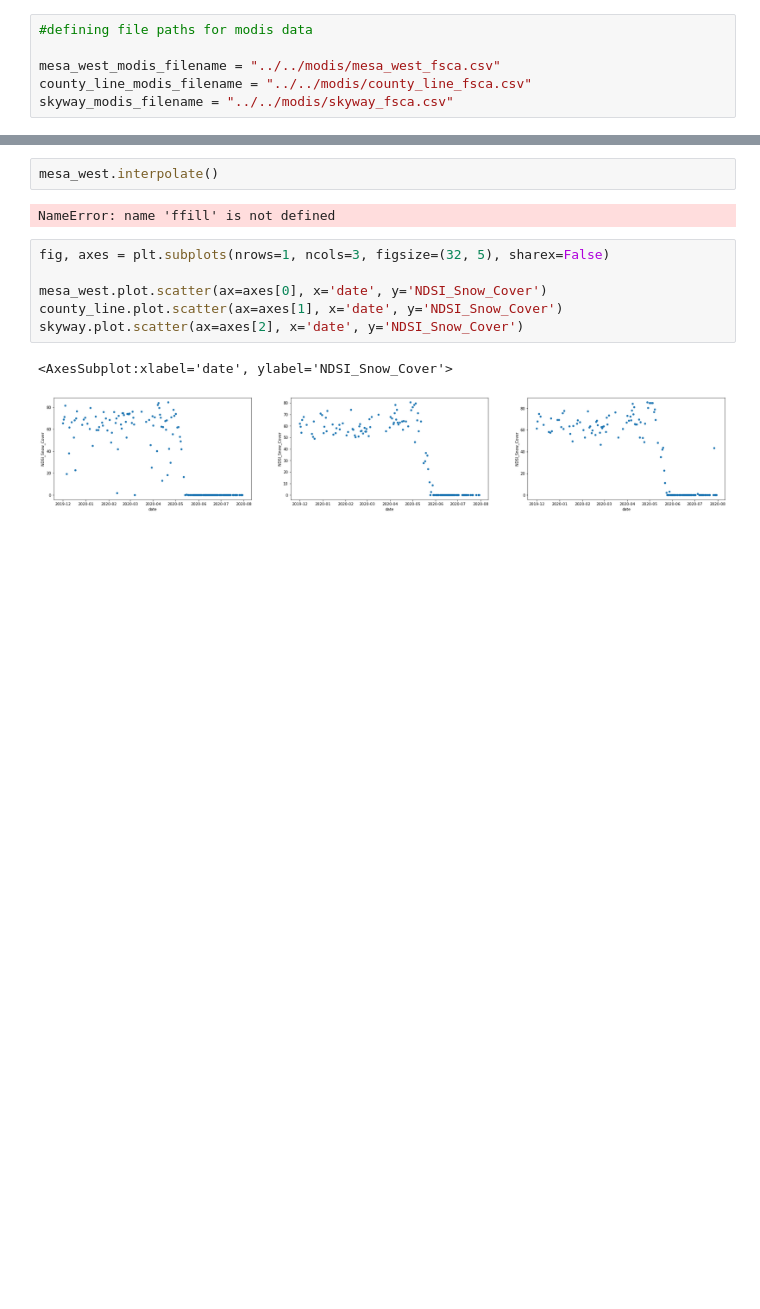
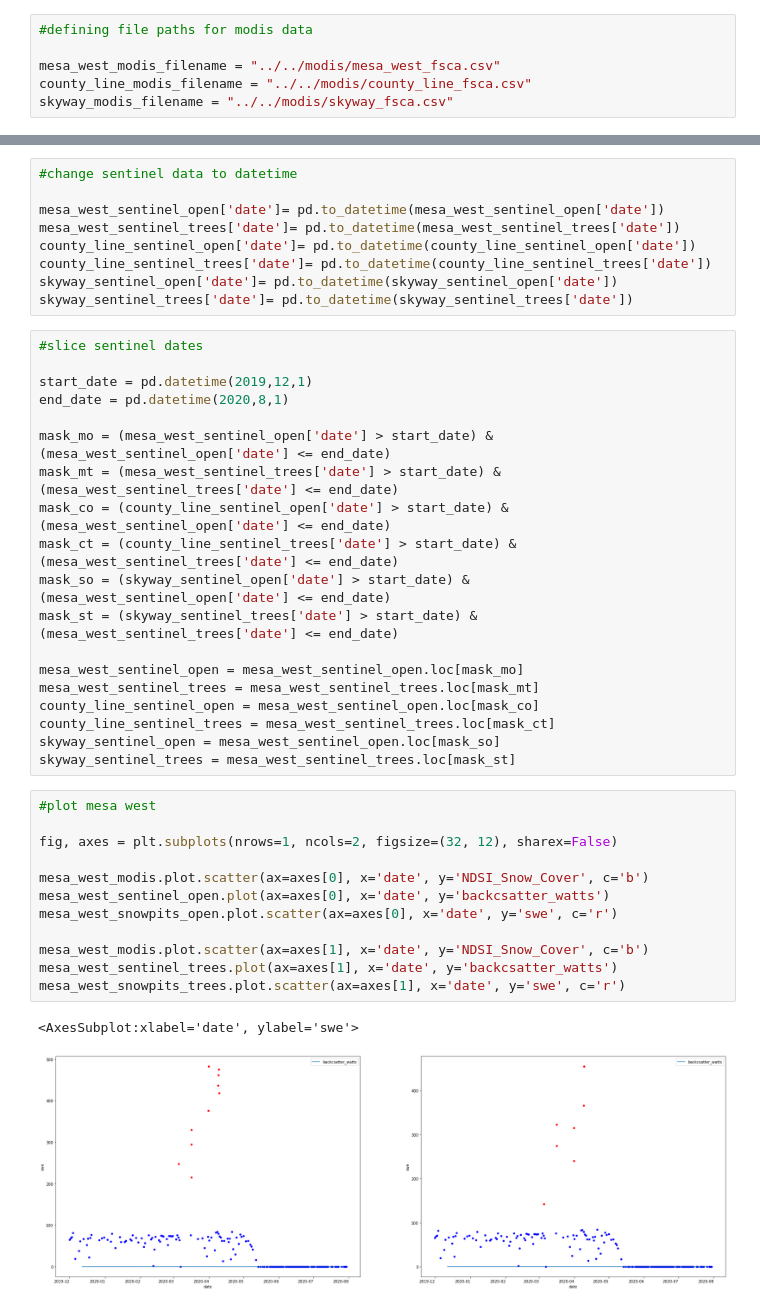
Before and after one commit to snowex-hackweek/snowmelt-timing, a Jupyter notebook: contributors/lila/lila_modis_notebook.ipynb, the cells around one changed output, grey strips where cells are left out. Cells and saved outputs as stored; diff of their text form; blank space fills up the shorter version.

Commit message:
MEGA PLOTS

```diff
--- a/contributors/lila/lila_modis_notebook.ipynb
+++ b/contributors/lila/lila_modis_notebook.ipynb
@@ -43,13 +142,43 @@ skyway['date'] = pd.to_datetime(mesa_west['date'])#, format= '%Y-%m-%d')
-# %%
-mesa_west.interpolate()
-# %% [output]
-NameError: name 'ffill' is not defined
+# %%
+#change sentinel data to datetime
+
+mesa_west_sentinel_open['date']= pd.to_datetime(mesa_west_sentinel_open['date'])
+mesa_west_sentinel_trees['date']= pd.to_datetime(mesa_west_sentinel_trees['date'])
+county_line_sentinel_open['date']= pd.to_datetime(county_line_sentinel_open['date'])
+county_line_sentinel_trees['date']= pd.to_datetime(county_line_sentinel_trees['date'])
+skyway_sentinel_open['date']= pd.to_datetime(skyway_sentinel_open['date'])
+skyway_sentinel_trees['date']= pd.to_datetime(skyway_sentinel_trees['date'])
+# %%
+#slice sentinel dates
+
+start_date = pd.datetime(2019,12,1)
+end_date = pd.datetime(2020,8,1)
+
+mask_mo = (mesa_west_sentinel_open['date'] > start_date) & (mesa_west_sentinel_open['date'] <= end_date)
+mask_mt = (mesa_west_sentinel_trees['date'] > start_date) & (mesa_west_sentinel_trees['date'] <= end_date)
+mask_co = (county_line_sentinel_open['date'] > start_date) & (mesa_west_sentinel_open['date'] <= end_date)
+mask_ct = (county_line_sentinel_trees['date'] > start_date) & (mesa_west_sentinel_trees['date'] <= end_date)
+mask_so = (skyway_sentinel_open['date'] > start_date) & (mesa_west_sentinel_open['date'] <= end_date)
+mask_st = (skyway_sentinel_trees['date'] > start_date) & (mesa_west_sentinel_trees['date'] <= end_date)
+
+mesa_west_sentinel_open = mesa_west_sentinel_open.loc[mask_mo]
+mesa_west_sentinel_trees = mesa_west_sentinel_trees.loc[mask_mt]
+county_line_sentinel_open = mesa_west_sentinel_open.loc[mask_co]
+county_line_sentinel_trees = mesa_west_sentinel_trees.loc[mask_ct]
+skyway_sentinel_open = mesa_west_sentinel_open.loc[mask_so]
+skyway_sentinel_trees = mesa_west_sentinel_trees.loc[mask_st]
 # %%
-fig, axes = plt.subplots(nrows=1, ncols=3, figsize=(32, 5), sharex=False)
+#plot mesa west
 
-mesa_west.plot.scatter(ax=axes[0], x='date', y='NDSI_Snow_Cover')
-county_line.plot.scatter(ax=axes[1], x='date', y='NDSI_Snow_Cover')
-skyway.plot.scatter(ax=axes[2], x='date', y='NDSI_Snow_Cover')
+fig, axes = plt.subplots(nrows=1, ncols=2, figsize=(32, 12), sharex=False)
+
+mesa_west_modis.plot.scatter(ax=axes[0], x='date', y='NDSI_Snow_Cover', c='b')
+mesa_west_sentinel_open.plot(ax=axes[0], x='date', y='backcsatter_watts')
+mesa_west_snowpits_open.plot.scatter(ax=axes[0], x='date', y='swe', c='r')
+
+mesa_west_modis.plot.scatter(ax=axes[1], x='date', y='NDSI_Snow_Cover', c='b')
+mesa_west_sentinel_trees.plot(ax=axes[1], x='date', y='backcsatter_watts')
+mesa_west_snowpits_trees.plot.scatter(ax=axes[1], x='date', y='swe', c='r')
 # %% [output]
-<AxesSubplot:xlabel='date', ylabel='NDSI_Snow_Cover'>
+<AxesSubplot:xlabel='date', ylabel='swe'>
-[figure, old version]
+[figure, new version]
```
Also changed, not shown: parts of 12 cells of this notebook.
